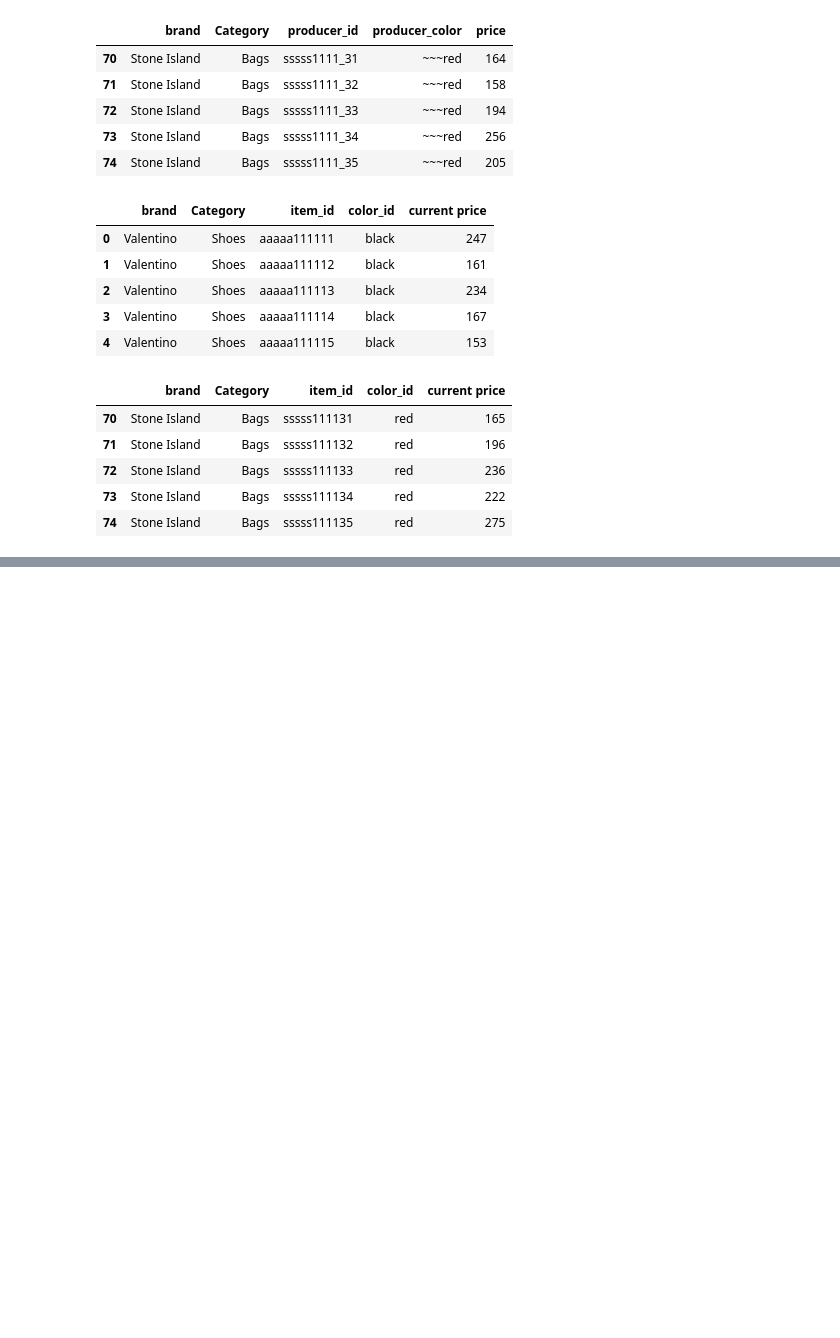
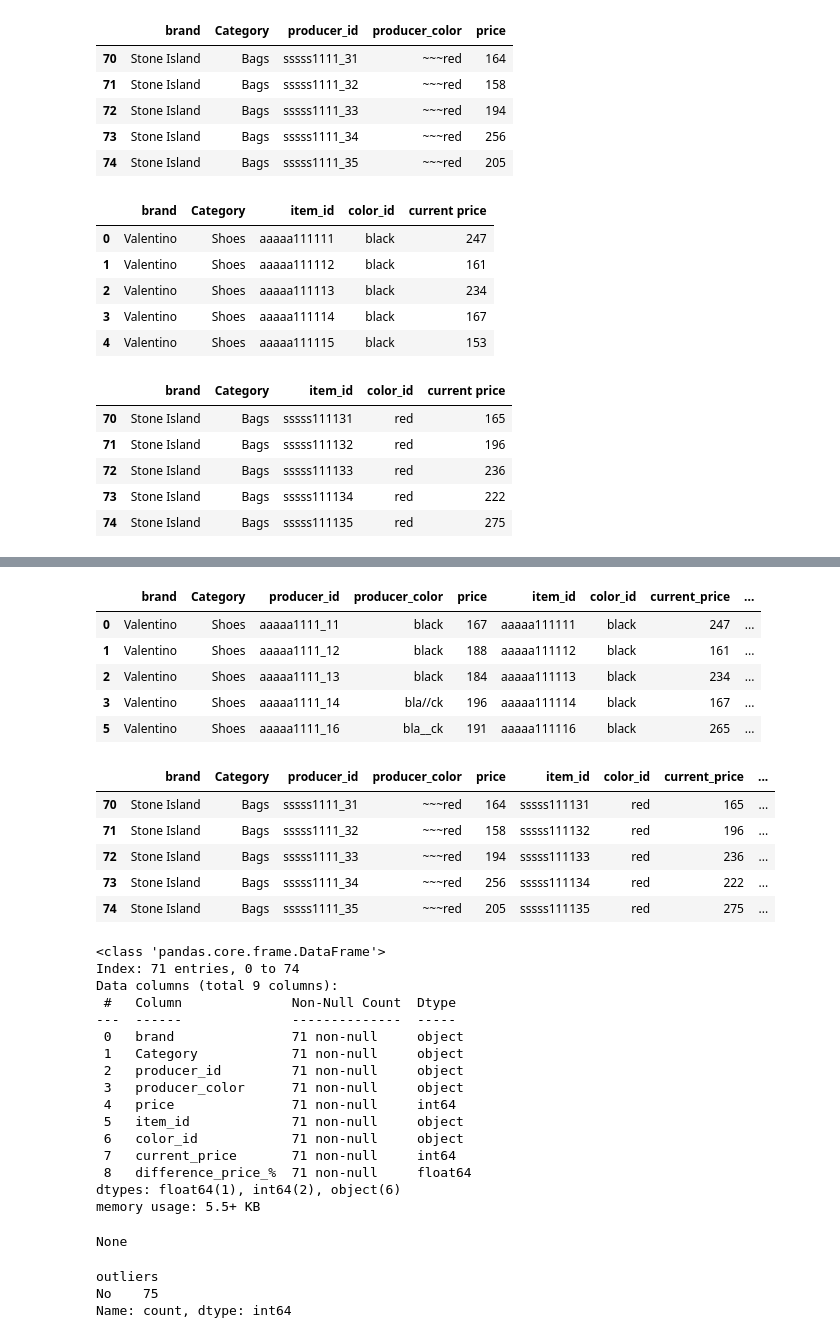
Before and after one commit to ret4ed/Sf_DS_game_1, a Jupyter notebook: Skillfactory/PY_14_Очистка данных/Самостоятельное задание.ipynb, the cells around one changed output, grey strips where cells are left out. Drawn from its saved outputs; the diff is of its cells as text; code cells hidden in the pictures; blank space fills up the shorter version.

```diff
--- a/Skillfactory/PY_14_Очистка данных/Самостоятельное задание.ipynb
+++ b/Skillfactory/PY_14_Очистка данных/Самостоятельное задание.ipynb
@@ -91,0 +116,19 @@ fig = px.histogram(
+# %%
+#Попытка очистки данных по методу 3-х сигм
+def outliers_z_score(data, feature, left = 3, right = 2.05, log_scale=False):
+    if log_scale:
+        x = np.log(data[feature]+1)
+    else:
+        x = data[feature]
+    mu = x.mean()
+    sigma = x.std()
+    lower_bound = mu - left*sigma,
+    upper_bound = mu + right*sigma,
+    outliers = data[(x < lower_bound) | (x > upper_bound)]
+    cleaned = data[(x >= lower_bound) & (x <= upper_bound)]
+    return outliers, cleaned
+
+outliers_parsing, data_parsing_cleaned = outliers_z_score(data_parsing, 'difference_price_%' )
+print(f'Число выбросов по методу z-отклонения: {outliers_parsing.shape[0]}')
+print(f'Результирующее число записей: {data_parsing_cleaned.shape[0]}')
+display(outliers_parsing)
@@ -91,0 +155,45 @@ fig = px.histogram(
+# %%
+display(data_parsing_cleaned.head())
+display(data_parsing_cleaned.tail())
+display(data_parsing_cleaned.info())
+# %% [output]
+|  | brand | Category | producer_id | producer_color | price | item_id | color_id | current_price | ... |
+| 0 | Valentino | Shoes | aaaaa1111_11 | black | 167 | aaaaa111111 | black | 247 | ... |
+| 1 | Valentino | Shoes | aaaaa1111_12 | black | 188 | aaaaa111112 | black | 161 | ... |
+| 2 | Valentino | Shoes | aaaaa1111_13 | black | 184 | aaaaa111113 | black | 234 | ... |
+| 3 | Valentino | Shoes | aaaaa1111_14 | bla//ck | 196 | aaaaa111114 | black | 167 | ... |
+| 5 | Valentino | Shoes | aaaaa1111_16 | bla__ck | 191 | aaaaa111116 | black | 265 | ... |
+|  | brand | Category | producer_id | producer_color | price | item_id | color_id | current_price | ... |
+| 70 | Stone Island | Bags | sssss1111_31 | ~~~red | 164 | sssss111131 | red | 165 | ... |
+| 71 | Stone Island | Bags | sssss1111_32 | ~~~red | 158 | sssss111132 | red | 196 | ... |
+| 72 | Stone Island | Bags | sssss1111_33 | ~~~red | 194 | sssss111133 | red | 236 | ... |
+| 73 | Stone Island | Bags | sssss1111_34 | ~~~red | 256 | sssss111134 | red | 222 | ... |
+| 74 | Stone Island | Bags | sssss1111_35 | ~~~red | 205 | sssss111135 | red | 275 | ... |
+<class 'pandas.core.frame.DataFrame'>
+Index: 71 entries, 0 to 74
+Data columns (total 9 columns):
+ #   Column              Non-Null Count  Dtype
+---  ------              --------------  -----
+ 0   brand               71 non-null     object
+ 1   Category            71 non-null     object
+ 2   producer_id         71 non-null     object
+ 3   producer_color      71 non-null     object
+ 4   price               71 non-null     int64
+ 5   item_id             71 non-null     object
+ 6   color_id            71 non-null     object
+ 7   current_price       71 non-null     int64
+ 8   difference_price_%  71 non-null     float64
+dtypes: float64(1), int64(2), object(6)
+memory usage: 5.5+ KB
+None
+# %%
+#Доработать создание нового столбца
+final_data = data_parsing.copy()
+final_data['outliers'] = final_data['difference_price_%'].apply(lambda x: 'Yes' if x in outliers_parsing
+    else 'No')
+
+display(final_data['outliers'].value_counts())
+# %% [output]
+outliers
+No    75
+Name: count, dtype: int64
```
Also changed, not shown: parts of 6 cells of this notebook, 1 other file.
